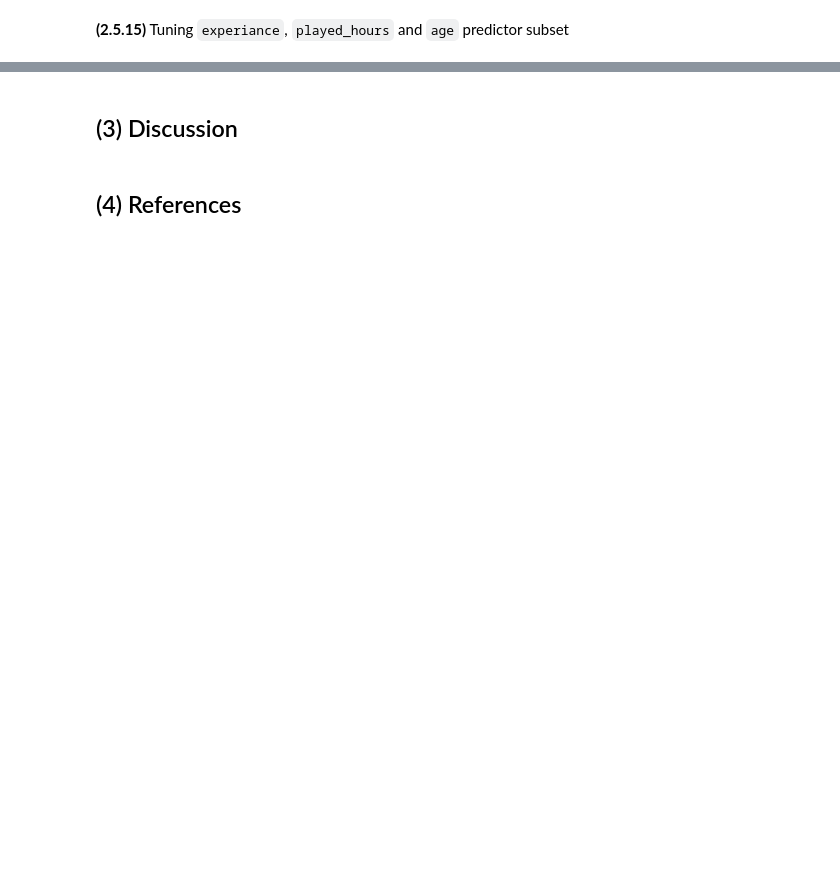
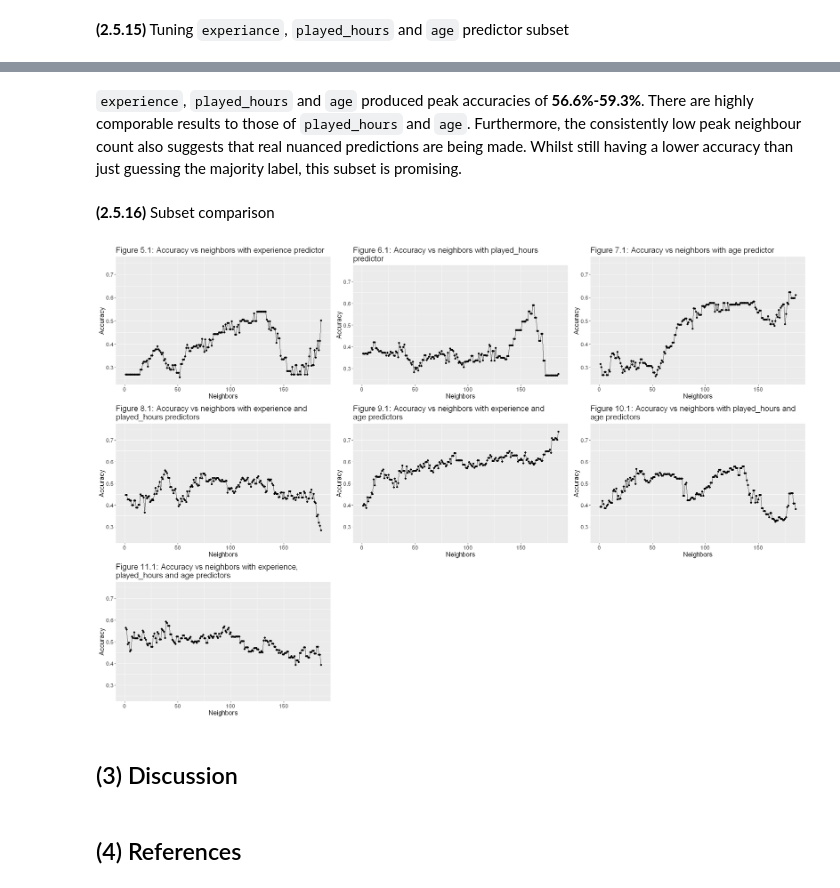
Before and after one commit to mke-l/dsci100-project, a Jupyter notebook: project_group1.ipynb, the cells around one changed output, grey strips where cells are left out. Cells and saved outputs as stored; diff of their text form; code cells hidden in the pictures; blank space fills up the shorter version.

```diff
--- a/project_group1.ipynb
+++ b/project_group1.ipynb
@@ -911,3 +1183,26 @@ A tibble: 1 × 7
+# %% [markdown]
+`experience`, `played_hours` and  `age` produced peak accuracies of **56.6%-59.3%**. There are highly comporable results to those of `played_hours` and `age`. Furthermore, the consistently low peak neighbour count also suggests that real nuanced predictions are being made. Whilst still having a lower accuracy than just guessing the majority label, this subset is promising.
+# %% [markdown]
+**(2.5.16)** Subset comparison
+# %%
+options(repr.plot.width = 21, repr.plot.height = 14)
+
+exp_tuning_plot_scaled <- exp_tuning_plot + ylim(c(0.25, 0.75))
+hrs_tuning_plot_scaled <- hrs_tuning_plot + ylim(c(0.25, 0.75))
+age_tuning_plot_scaled <- age_tuning_plot + ylim(c(0.25, 0.75))
+exp_hrs_tuning_plot_scaled <- exp_hrs_tuning_plot + ylim(c(0.25, 0.75))
+exp_age_tuning_plot_scaled <- exp_age_tuning_plot + ylim(c(0.25, 0.75))
+hrs_age_tuning_plot_scaled <- hrs_age_tuning_plot + ylim(c(0.25, 0.75))
+exp_hrs_age_tuning_plot_scaled <- exp_hrs_age_tuning_plot + ylim(c(0.25, 0.75))
+
+plot_grid(exp_tuning_plot_scaled, hrs_tuning_plot_scaled,
+    age_tuning_plot_scaled, exp_hrs_tuning_plot_scaled,
+     exp_age_tuning_plot_scaled, hrs_age_tuning_plot_scaled,
+     exp_hrs_age_tuning_plot_scaled,
+     ncol = 3
+)
+# %% [output]
+[figure, added]
 # %%
 # Stoppes parallel processing:
 # stopCluster(cl)
```
Also changed, not shown: parts of 31 cells of this notebook.
